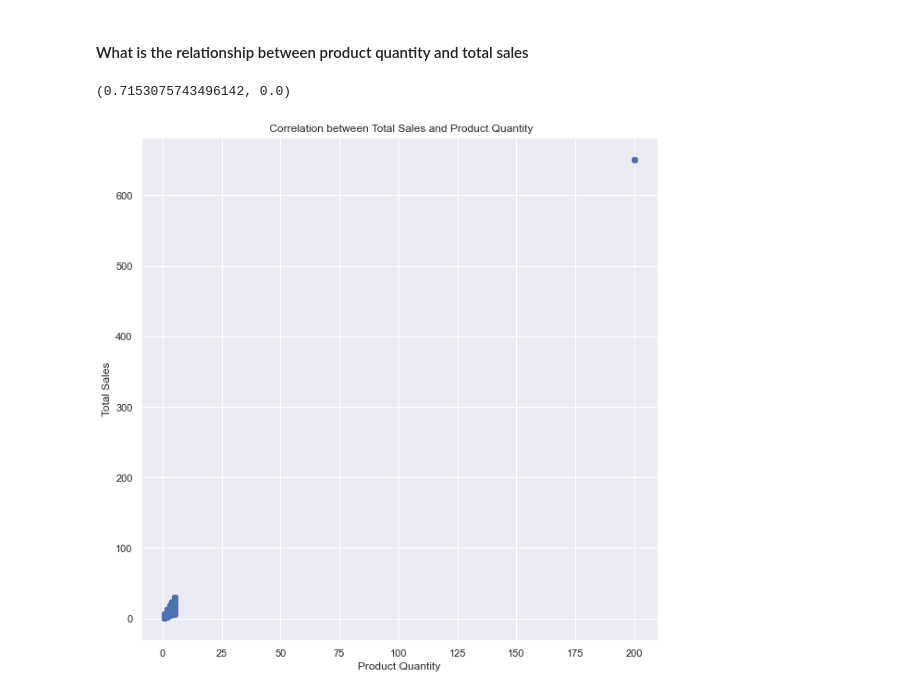
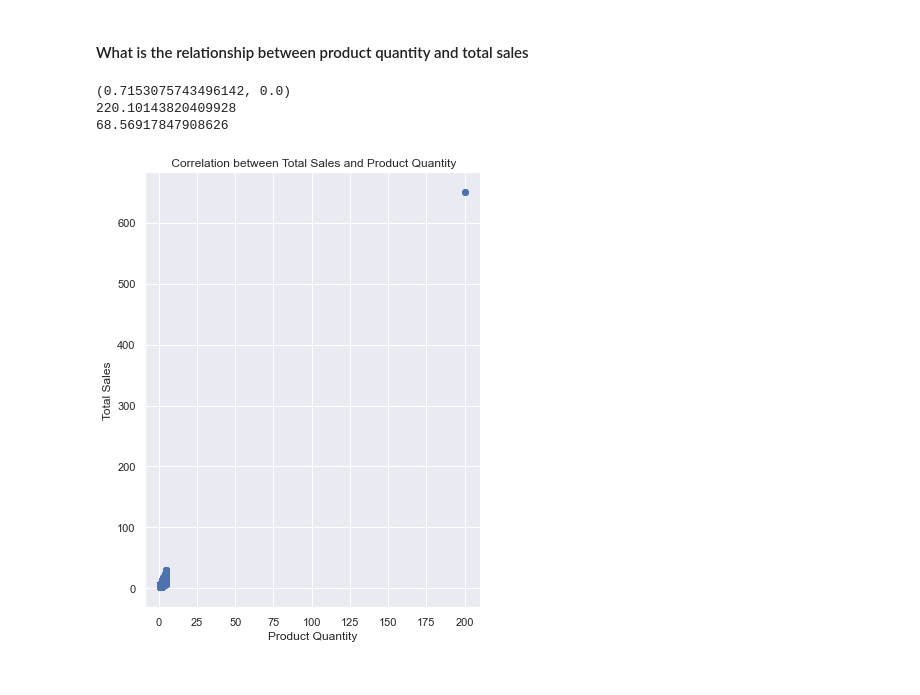
Before and after one commit to CHRISTINEMUTHEE/Quantium-Analysis, a Jupyter notebook: notebooks/data_cleaning.ipynb, the cells around one changed output. Cells and saved outputs as stored; diff of their text form; code cells hidden in the pictures.

```diff
--- a/notebooks/data_cleaning.ipynb
+++ b/notebooks/data_cleaning.ipynb
@@ -496,22 +548,26 @@ Main Stream Customers consume the largest products
 #### What is the relationship between product quantity and total sales
 # %%
 # Correlationn between product quantity and total sales
-from scipy.stats import pearsonr
+from scipy.stats import pearsonr,skew
 correlation_df=pearsonr(df_all["PROD_QTY"],df_all["TOT_SALES"])
-correlation_df
+print(correlation_df)
+print(skew(df_all["PROD_QTY"]))
+print(skew(df_all["TOT_SALES"]))
 # Theres a prety strong correlation between the total sales and the product quantity.
 # This could only mean large products had more sales as compared to small products.
 # Not really a matter of causation but of correlation
 # %% [output]
 (0.7153075743496142, 0.0)
+220.10143820409928
+68.56917847908626
 # %%
 # Correlation diagram
-plt.figure(figsize=(10,10))
+plt.figure(figsize=(6,8))
 plt.scatter(df_all["PROD_QTY"],df_all["TOT_SALES"])
 plt.title(" Correlation between Total Sales and Product Quantity")
 plt.ylabel("Total Sales")
 plt.xlabel("Product Quantity")
 plt.show()
 # The data is pretty skewed
 # %% [output]
-[figure, old version]
+[figure, new version]
```
Also changed, not shown: parts of 11 cells of this notebook.
